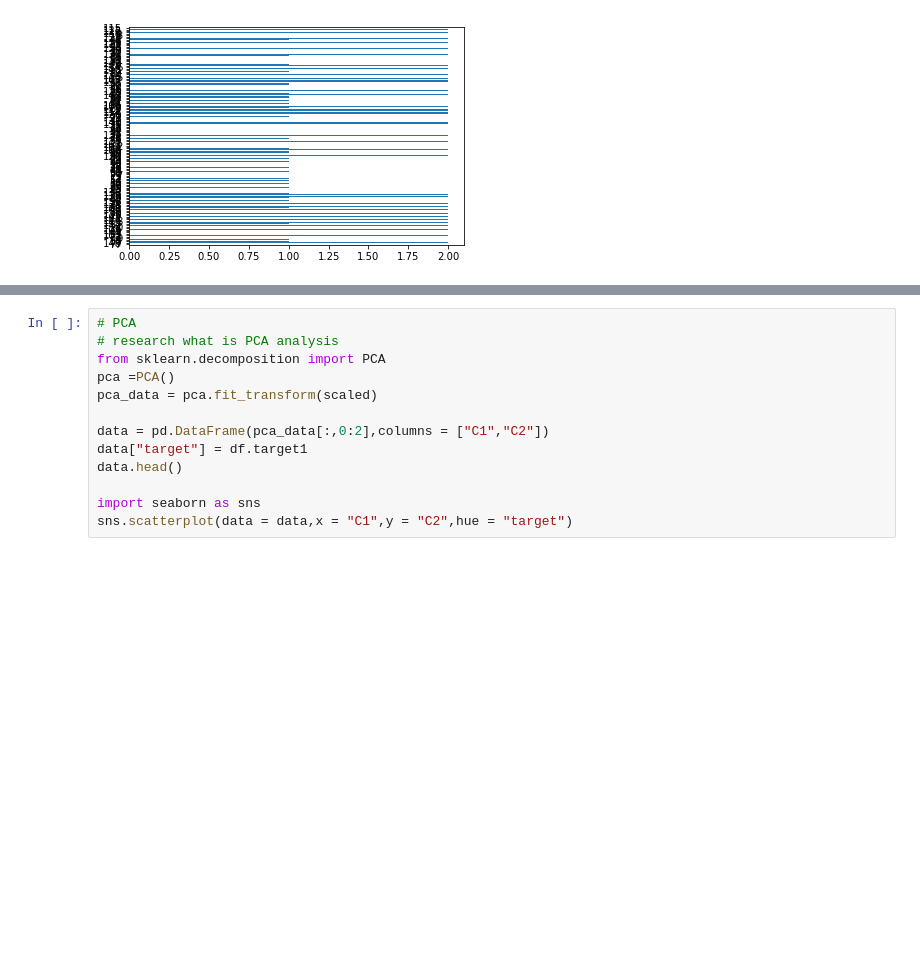
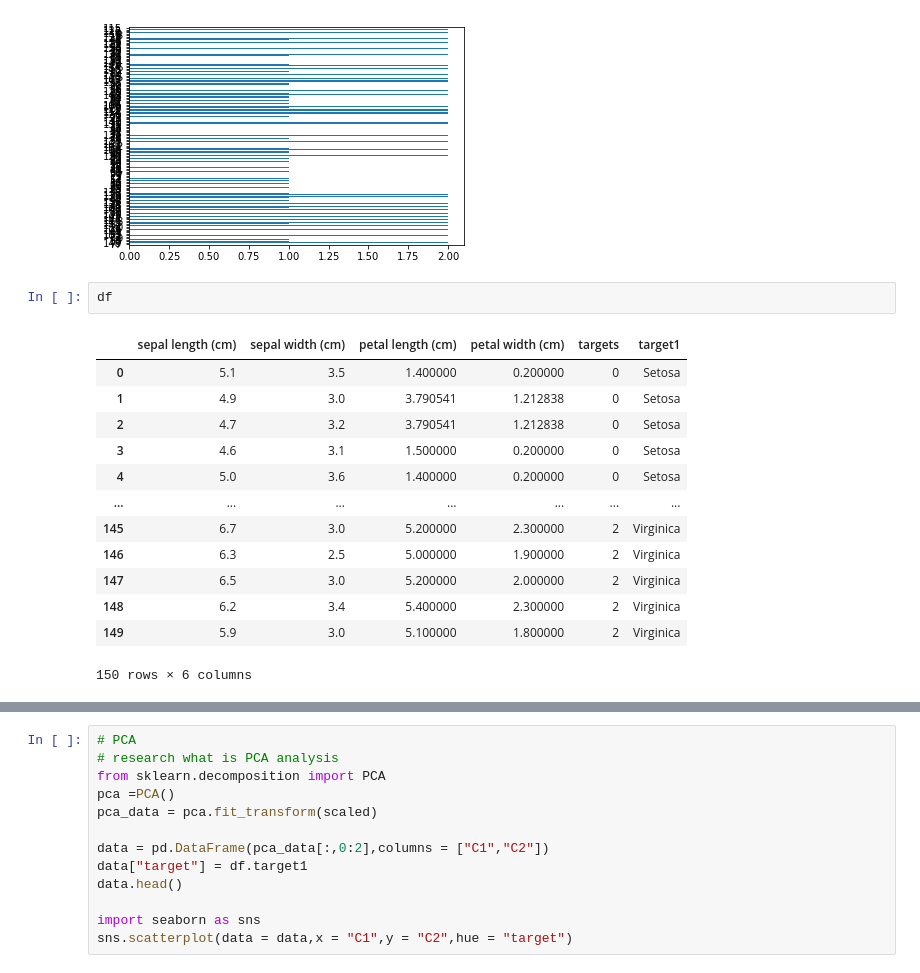
Before and after one commit to alexgachiri/Training, a Jupyter notebook: Iris project/Iris Project.ipynb, the cells around one changed output, grey strips where cells are left out. Cells and saved outputs as stored; diff of their text form; blank space fills up the shorter version.

```diff
--- a/Iris project/Iris Project.ipynb
+++ b/Iris project/Iris Project.ipynb
@@ -139,6 +139,22 @@ df["targets"].plot(kind="barh")
 # %% [output]
 <matplotlib.axes._subplots.AxesSubplot at 0x...>
 [figure]
+# %%
+df
+# %% [output]
+|  | sepal length (cm) | sepal width (cm) | petal length (cm) | petal width (cm) | targets | target1 |
+| 0 | 5.1 | 3.5 | 1.400000 | 0.200000 | 0 | Setosa |
+| 1 | 4.9 | 3.0 | 3.790541 | 1.212838 | 0 | Setosa |
+| 2 | 4.7 | 3.2 | 3.790541 | 1.212838 | 0 | Setosa |
+| 3 | 4.6 | 3.1 | 1.500000 | 0.200000 | 0 | Setosa |
+| 4 | 5.0 | 3.6 | 1.400000 | 0.200000 | 0 | Setosa |
+| ... | ... | ... | ... | ... | ... | ... |
+| 145 | 6.7 | 3.0 | 5.200000 | 2.300000 | 2 | Virginica |
+| 146 | 6.3 | 2.5 | 5.000000 | 1.900000 | 2 | Virginica |
+| 147 | 6.5 | 3.0 | 5.200000 | 2.000000 | 2 | Virginica |
+| 148 | 6.2 | 3.4 | 5.400000 | 2.300000 | 2 | Virginica |
+| 149 | 5.9 | 3.0 | 5.100000 | 1.800000 | 2 | Virginica |
+150 rows × 6 columns
 # %%
 # create a scatter plot using any two columns and use the output as the hue ( seaborn)
 import seaborn as sns
```
Also changed, not shown: parts of 8 cells of this notebook.
